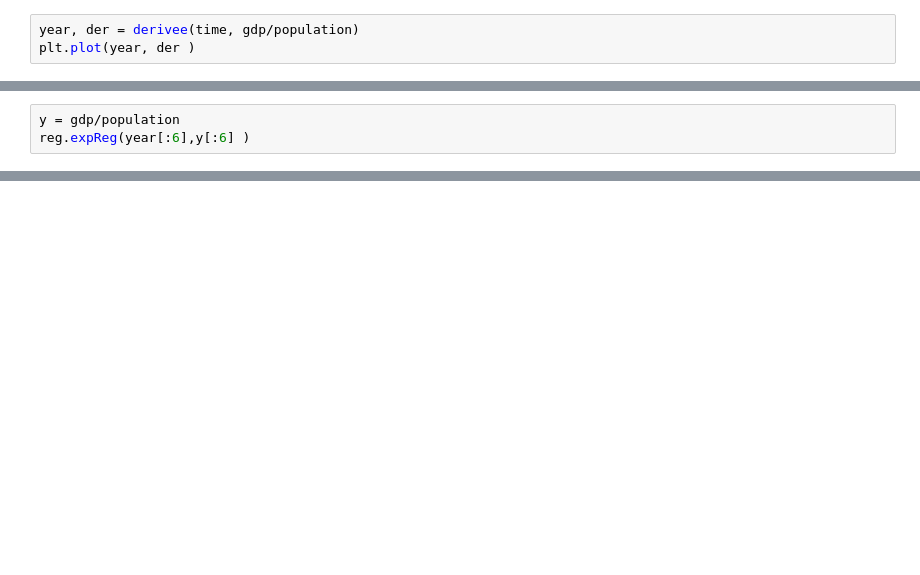
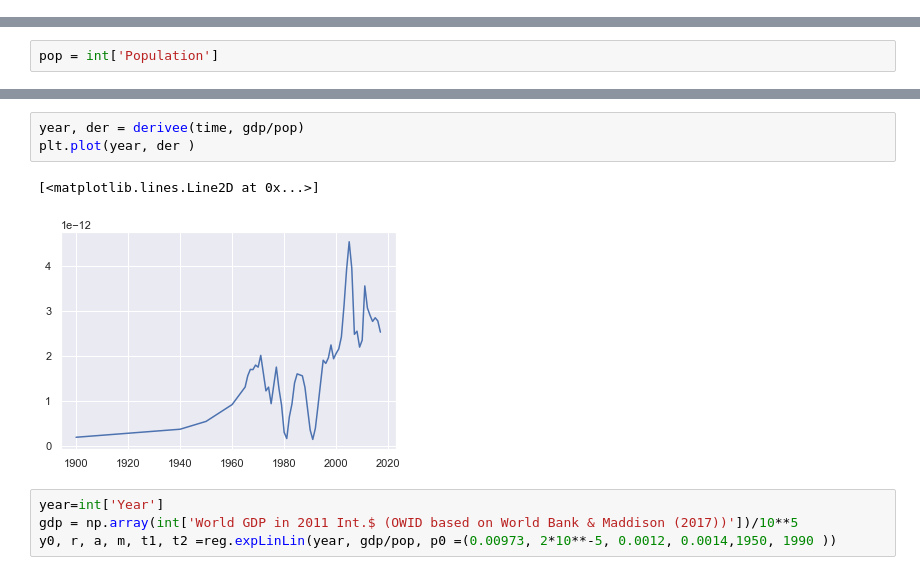
Before and after one commit to leatrin/EnergyLimits, a Jupyter notebook: Codes/world-data.ipynb, the cells around one changed output, grey strips where cells are left out. Cells and saved outputs as stored; diff of their text form; blank space fills up the shorter version.

```diff
--- a/Codes/world-data.ipynb
+++ b/Codes/world-data.ipynb
@@ -131,3 +0,0 @@ plt.plot(time, gdp/population)
-# %%
-year, der = derivee(time, gdp/population)
-plt.plot(year, der )
@@ -147,3 +0,0 @@ plt.plot(xplot, reg.exp_lin_lin(xplot,y0, r, a, m, t1, t2  ))
-# %%
-y = gdp/population
-reg.expReg(year[:6],y[:6] )
@@ -151,0 +118,2 @@ reg.expReg(year[:6],y[:6] )
+# %%
+pop = int['Population']
@@ -151,0 +126,10 @@ reg.expReg(year[:6],y[:6] )
+# %%
+year, der = derivee(time, gdp/pop)
+plt.plot(year, der )
+# %% [output]
+[<matplotlib.lines.Line2D at 0x...>]
+[figure, added]
+# %%
+year=int['Year']
+gdp = np.array(int['World GDP in 2011 Int.$ (OWID based on World Bank & Maddison (2017))'])/10**5
+y0, r, a, m, t1, t2 =reg.expLinLin(year, gdp/pop, p0 =(0.00973, 2*10**-5, 0.0012, 0.0014,1950, 1990 ))
```
Also changed, not shown: parts of 34 cells of this notebook, 24 other files.
